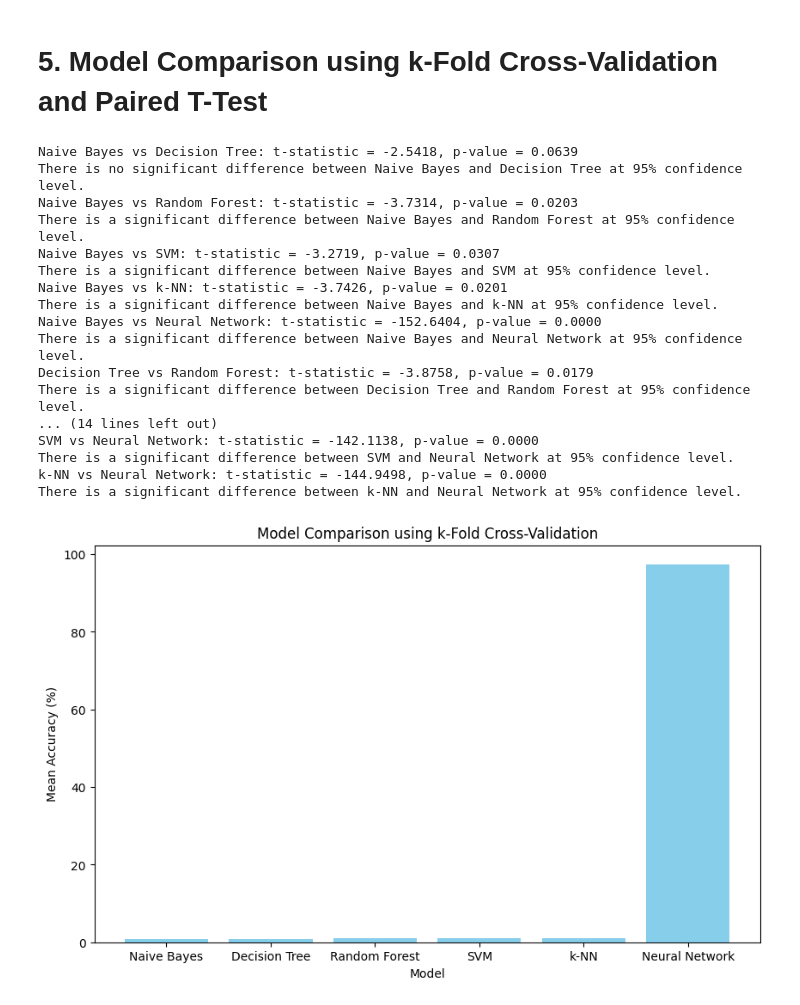
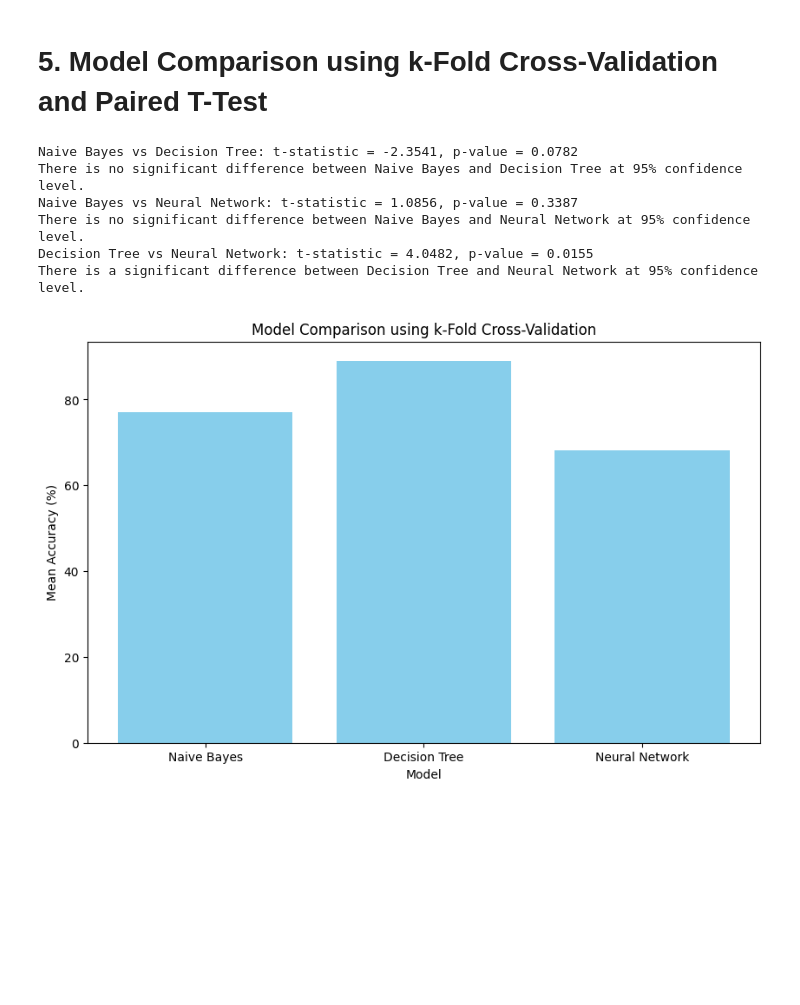
Before and after one commit to Kanisorn-S/Mechatronics-Project, a Jupyter notebook: src/model/jupyter/train_nut.ipynb, the cells around one changed output. Drawn from its saved outputs; the diff is of its cells as text; code cells hidden in the pictures; blank space fills up the shorter version.

```diff
--- a/src/model/jupyter/train_nut.ipynb
+++ b/src/model/jupyter/train_nut.ipynb
@@ -153,7 +153,7 @@ Naive Bayes Accuracy: 83.72%
 from sklearn.tree import DecisionTreeClassifier
 
 # Train Decision Tree model
-dt_model = DecisionTreeClassifier(random_state=42)
+dt_model = DecisionTreeClassifier(random_state=42, max_depth=5)
 dt_model.fit(X_train, y_train)
 
 # Test the model
@@ -209,14 +168,0 @@ SVM Accuracy: 96.51%
-# %%
-from sklearn.neighbors import KNeighborsClassifier
-
-# Train k-NN model
-knn_model = KNeighborsClassifier(n_neighbors=3)
-knn_model.fit(X_train, y_train)
-
-# Test the model
-y_pred_knn = knn_model.predict(X_test)
-knn_accuracy = accuracy_score(y_test, y_pred_knn)
-print(f'k-NN Accuracy: {knn_accuracy * 100:.2f}%')
-
-# Save the model
-joblib.dump(knn_model, '../models/knn_model.pkl')
@@ -235,14 +178,27 @@ from sklearn.model_selection import cross_val_score, KFold
 from scipy.stats import ttest_rel
 import matplotlib.pyplot as plt
 
+# Define the neural network architecture
+class NutClassifier(nn.Module):
+    def __init__(self, input_size, num_classes):
+        super(NutClassifier, self).__init__()
+        self.fc1 = nn.Linear(input_size, 2)
+        # self.fc2 = nn.Linear(64, 32)
+        self.fc3 = nn.Linear(2, num_classes)
+
+    def forward(self, x):
+        x = torch.relu(self.fc1(x))
+        # x = torch.relu(self.fc2(x))
+        x = self.fc3(x)
+        return x
+
+naive_bayes = GaussianNB()
+decision_tree = DecisionTreeClassifier(criterion='entropy', max_depth=5)
 # Define models
 models = {
-    'Naive Bayes': GaussianNB(),
-    'Decision Tree': DecisionTreeClassifier(random_state=42),
-    'Random Forest': RandomForestClassifier(random_state=42),
-    'SVM': SVC(kernel='linear', random_state=42),
-    'k-NN': KNeighborsClassifier(n_neighbors=3),
-    'Neural Network': NutClassifier(input_size=X_train.shape[1], num_classes=num_classes)
+    'Naive Bayes': naive_bayes,
+    'Decision Tree': decision_tree,
+    'Neural Network': NutClassifier(input_size=X_train.shape[1], num_classes=num_classes),
 }
 
 # Perform k-fold cross-validation
@@ -287,50 +243,39 @@ for name, model in models.items():
             scores.append(100 * correct / total)
         results[name] = scores
     else:
         scores = cross_val_score(model, X, y, cv=k)
-        results[name] = scores
+        results[name] = scores * 100
 
 # Perform paired t-test
 model_names = list(models.keys())
 t_test_results = []
 for i in range(len(model_names)):
     for j in range(i + 1, len(model_names)):
         t_stat, p_value = ttest_rel(results[model_names[i]], results[model_names[j]])
-        t_test_results.append((model_names[i], model_names[j], t_stat, p_value))
+        t_test_results.append((model_names[i], sum(results[model_names[i]]) / len(results[model_names[i]]), model_names[j], sum(results[model_names[j]]) / len(results[model_names[j]]), t_stat, p_value))
         print(f'{model_names[i]} vs {model_names[j]}: t-statistic = {t_stat:.4f}, p-value = {p_value:.4f}')
         if p_value < 0.05:
             print(f'There is a significant difference between {model_names[i]} and {model_names[j]} at 95% confidence level.')
         else:
             print(f'There is no significant difference between {model_names[i]} and {model_names[j]} at 95% confidence level.')
 
 # Visualize the results
 model_accuracies = {name: np.mean(scores) for name, scores in results.items()}
 plt.figure(figsize=(10, 6))
 plt.bar(model_accuracies.keys(), model_accuracies.values(), color='skyblue')
 plt.xlabel('Model')
 plt.ylabel('Mean Accuracy (%)')
 plt.title('Model Comparison using k-Fold Cross-Validation')
 plt.show()
 
 # Display t-test results
-t_test_df = pd.DataFrame(t_test_results, columns=['Model 1', 'Model 2', 't-statistic', 'p-value'])
+t_test_df = pd.DataFrame(t_test_results, columns=['Model 1', 'Accuracy', 'Model 2', 'Accuracy', 't-statistic', 'p-value'])
 display(t_test_df)
 # %% [output]
-Naive Bayes vs Decision Tree: t-statistic = -2.5418, p-value = 0.0639
+Naive Bayes vs Decision Tree: t-statistic = -2.3541, p-value = 0.0782
 There is no significant difference between Naive Bayes and Decision Tree at 95% confidence level.
-Naive Bayes vs Random Forest: t-statistic = -3.7314, p-value = 0.0203
-There is a significant difference between Naive Bayes and Random Forest at 95% confidence level.
-Naive Bayes vs SVM: t-statistic = -3.2719, p-value = 0.0307
-There is a significant difference between Naive Bayes and SVM at 95% confidence level.
-Naive Bayes vs k-NN: t-statistic = -3.7426, p-value = 0.0201
-There is a significant difference between Naive Bayes and k-NN at 95% confidence level.
-Naive Bayes vs Neural Network: t-statistic = -152.6404, p-value = 0.0000
-There is a significant difference between Naive Bayes and Neural Network at 95% confidence level.
-Decision Tree vs Random Forest: t-statistic = -3.8758, p-value = 0.0179
-There is a significant difference between Decision Tree and Random Forest at 95% confidence level.
-... (14 lines left out)
-SVM vs Neural Network: t-statistic = -142.1138, p-value = 0.0000
-There is a significant difference between SVM and Neural Network at 95% confidence level.
-k-NN vs Neural Network: t-statistic = -144.9498, p-value = 0.0000
-There is a significant difference between k-NN and Neural Network at 95% confidence level.
+Naive Bayes vs Neural Network: t-statistic = 1.0856, p-value = 0.3387
+There is no significant difference between Naive Bayes and Neural Network at 95% confidence level.
+Decision Tree vs Neural Network: t-statistic = 4.0482, p-value = 0.0155
+There is a significant difference between Decision Tree and Neural Network at 95% confidence level.
-[figure, old version]
+[figure, new version]
```
Also changed, not shown: parts of 9 cells of this notebook, 2 other files.
